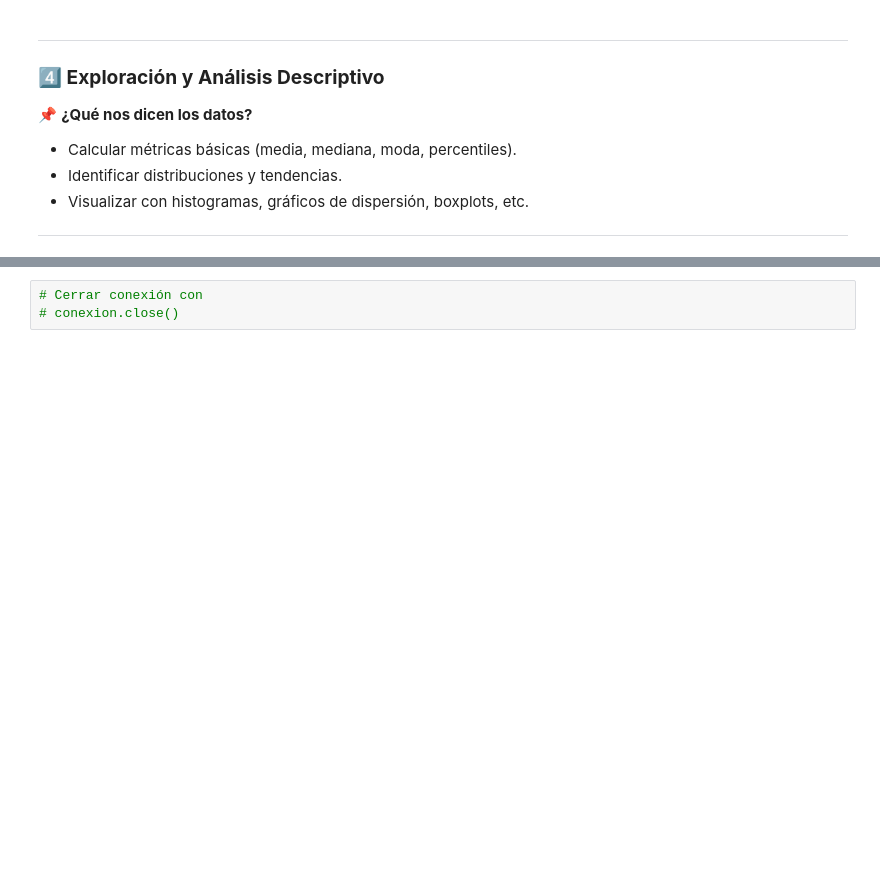
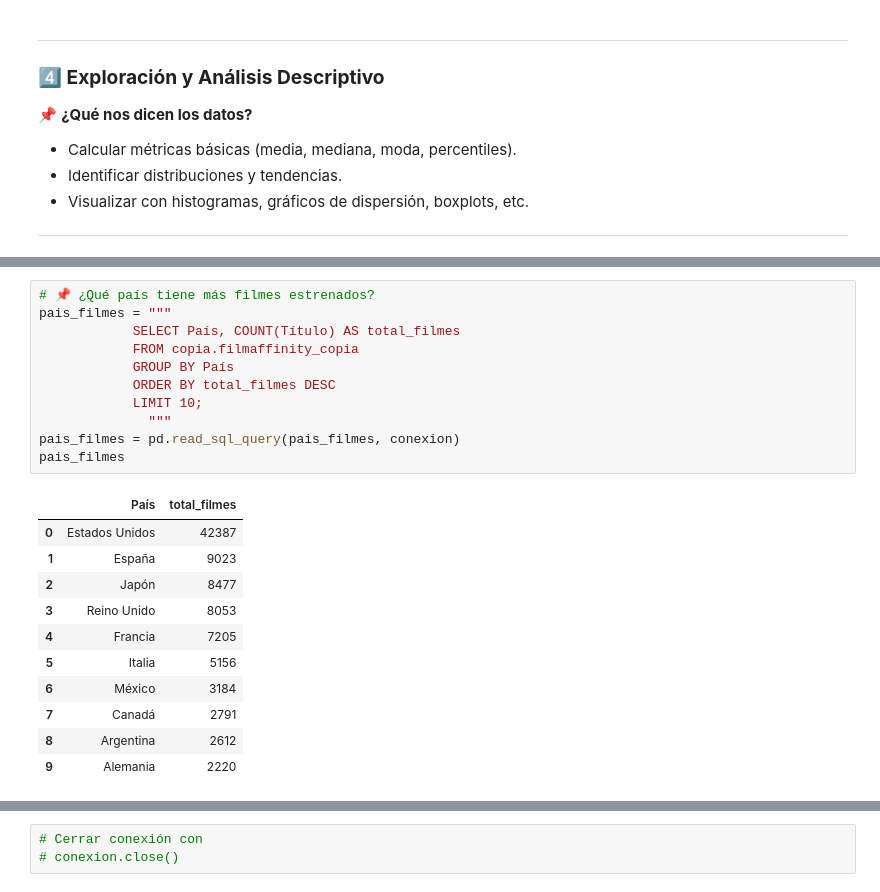
Before and after one commit to Dilmer-Rojas/Filmaffinity, a Jupyter notebook: data_a.ipynb, the cells around one changed output, grey strips where cells are left out. Drawn from its saved outputs; the diff is of its cells as text; blank space fills up the shorter version.

```diff
--- a/data_a.ipynb
+++ b/data_a.ipynb
@@ -416,0 +443,23 @@ tipos_datos
+# %%
+# 📌 ¿Qué país tiene más filmes estrenados?
+pais_filmes = """
+            SELECT País, COUNT(Título) AS total_filmes
+            FROM copia.filmaffinity_copia
+            GROUP BY País
+            ORDER BY total_filmes DESC
+            LIMIT 10;
+              """
+pais_filmes = pd.read_sql_query(pais_filmes, conexion)
+pais_filmes
+# %% [output]
+|  | País | total_filmes |
+| 0 | Estados Unidos | 42387 |
+| 1 | España | 9023 |
+| 2 | Japón | 8477 |
+| 3 | Reino Unido | 8053 |
+| 4 | Francia | 7205 |
+| 5 | Italia | 5156 |
+| 6 | México | 3184 |
+| 7 | Canadá | 2791 |
+| 8 | Argentina | 2612 |
+| 9 | Alemania | 2220 |
```
Also changed, not shown: parts of 4 cells of this notebook, 2 other files.
